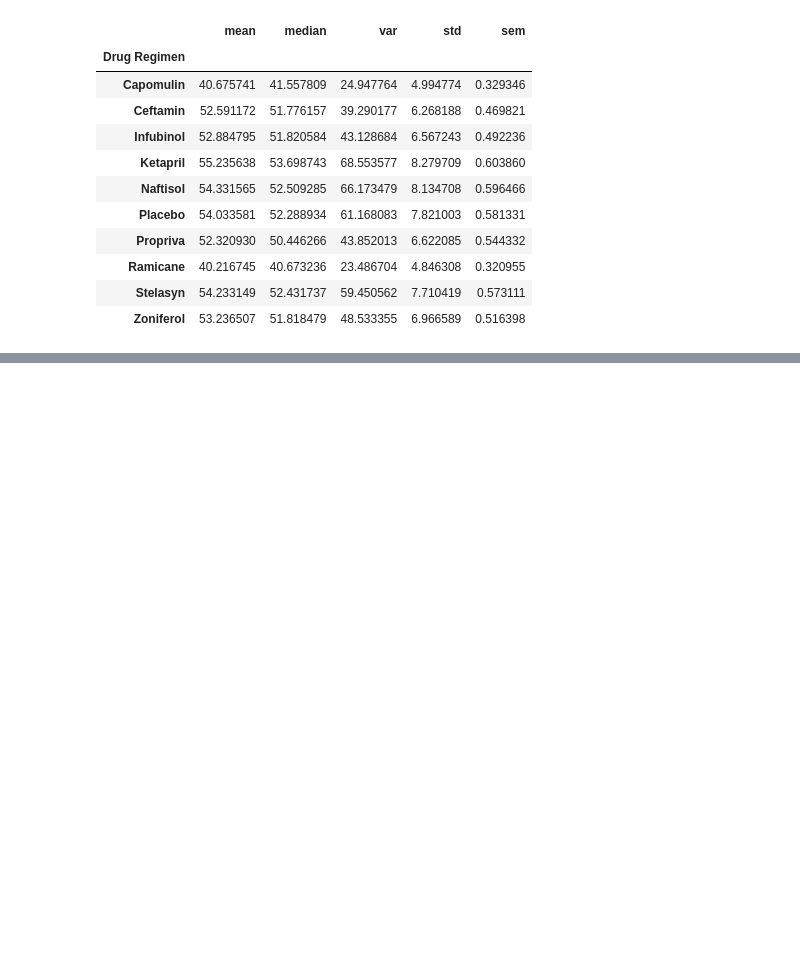
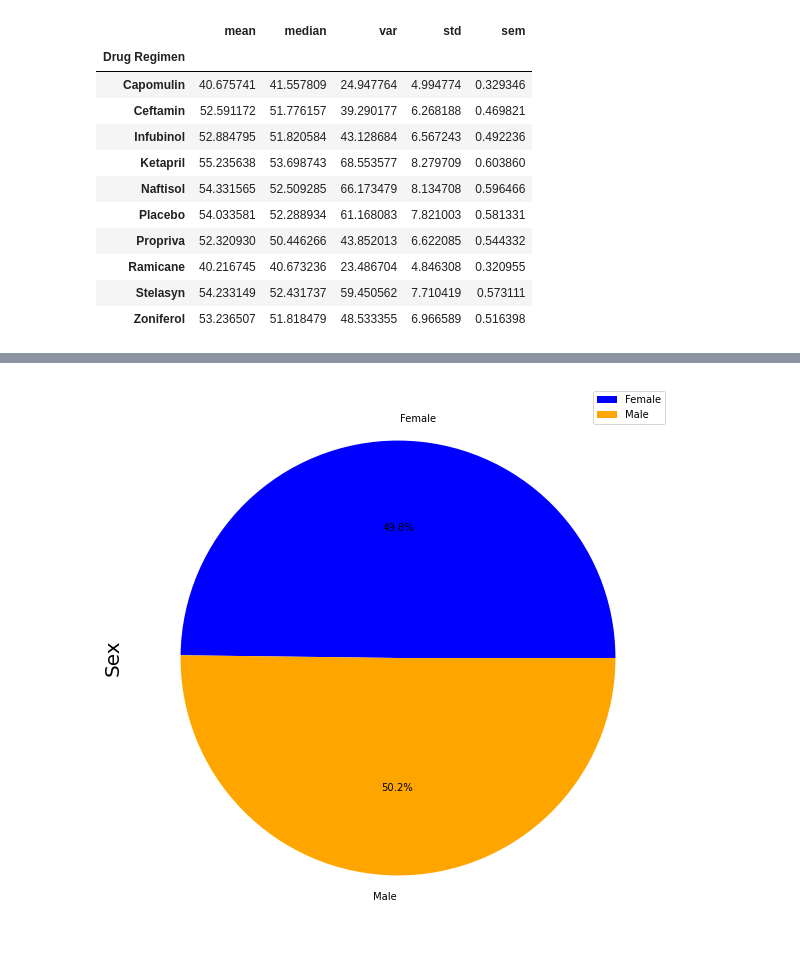
Before and after one commit to KenSikes/matplotlib-challenge, a Jupyter notebook: Pymaceuticals/Pymaceuticals Inc.ipynb, the cells around one changed output, grey strips where cells are left out. Saved outputs shown, nothing was run; the diff lists cells and outputs as text; code cells hidden in the pictures; blank space fills up the shorter version.

```diff
--- a/Pymaceuticals/Pymaceuticals Inc.ipynb
+++ b/Pymaceuticals/Pymaceuticals Inc.ipynb
@@ -119,4 +150,23 @@ statistics_summary
+# %%
+#  Group by gender and get the number to plot
+groupby_gender = combined_data.groupby(["Mouse ID","Sex"])
+groupby_gender
+gender_df = pd.DataFrame(groupby_gender.size())
+
+# Create the dataframe with total count of Female and Male mice
+mouse_gender = pd.DataFrame(gender_df.groupby(["Sex"]).count())
+mouse_gender.columns = ["Total Count"]
+
+# create and format the percentage of female vs male
+mouse_gender["Percentage of Sex"] = (100*(mouse_gender["Total Count"]/mouse_gender["Total Count"].sum()))
 # %%
 # Generate a pie plot showing the distribution of female versus male mice using pandas
+
+colors = ['blue', 'orange']
+plot = mouse_gender.plot.pie(y='Total Count',figsize=(15,10), colors = colors, startangle=360, autopct="%1.1f%%")
+plt.ylabel('Sex',fontsize = 20)
+plt.show()
+# %% [output]
+[figure, added]
 # %%
 # Generate a pie plot showing the distribution of female versus male mice using pyplot
```
Also changed, not shown: parts of 6 cells of this notebook.
